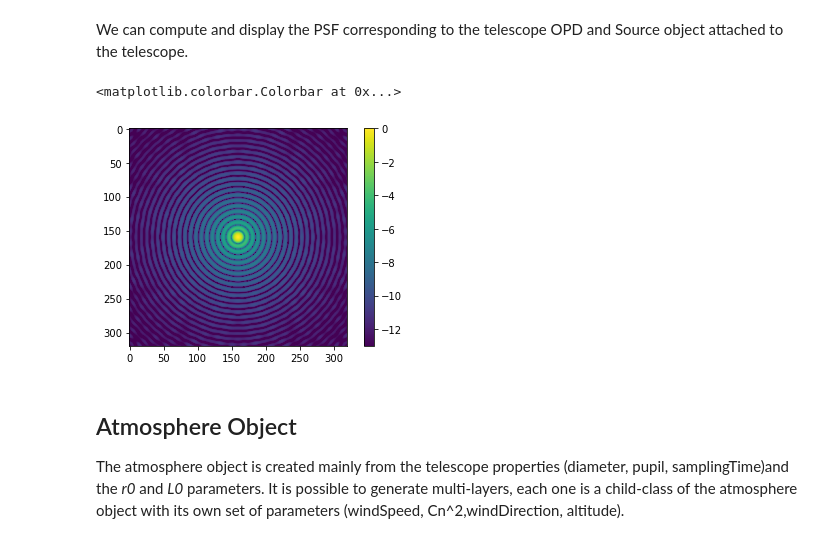
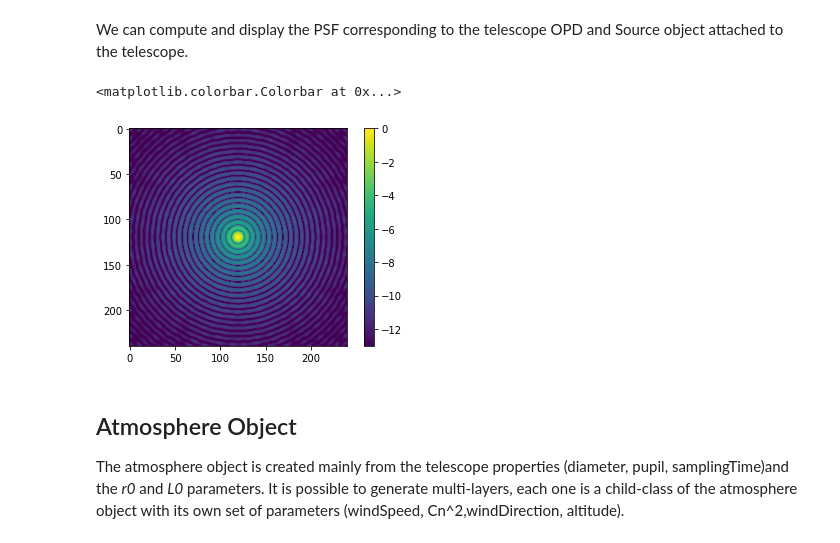
Before and after one commit to cheritier/OOPAO, a Jupyter notebook: tutorials/tutorial_howToAdaptiveOptics.ipynb, the cells around one changed output. Drawn from its saved outputs; the diff is of its cells as text; code cells hidden in the pictures.

```diff
--- a/tutorials/tutorial_howToAdaptiveOptics.ipynb
+++ b/tutorials/tutorial_howToAdaptiveOptics.ipynb
@@ -224,21 +215,21 @@ source:
 We can compute and display the PSF corresponding to the telescope OPD and Source object attached to the telescope.
 # %%
 
-zeroPaddingFactor = 8
+zeroPaddingFactor = 6
 
 tel.computePSF(zeroPaddingFactor = zeroPaddingFactor)
 
 PSF_normalized = tel.PSF/tel.PSF.max()
 
 nPix = zeroPaddingFactor*tel.resolution//3
 
 plt.figure()
 plt.imshow(np.log(np.abs(PSF_normalized[nPix:-nPix,nPix:-nPix])))
 plt.clim([-13,0])
 plt.colorbar()
 # %% [output]
 <matplotlib.colorbar.Colorbar at 0x...>
-[figure, old version]
+[figure, new version]
 # %% [markdown]
 ## Atmosphere Object
 The atmosphere object is created mainly from the telescope properties (diameter, pupil, samplingTime)and the *r0* and *L0* parameters. It is possible to generate multi-layers, each one is a child-class of the atmosphere object with its own set of parameters (windSpeed, Cn^2,windDirection, altitude).
```
Also changed, not shown: parts of 14 cells of this notebook, 2 other files.
